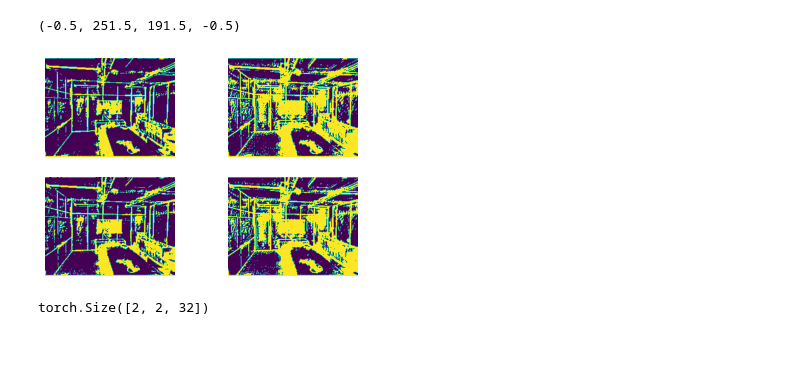
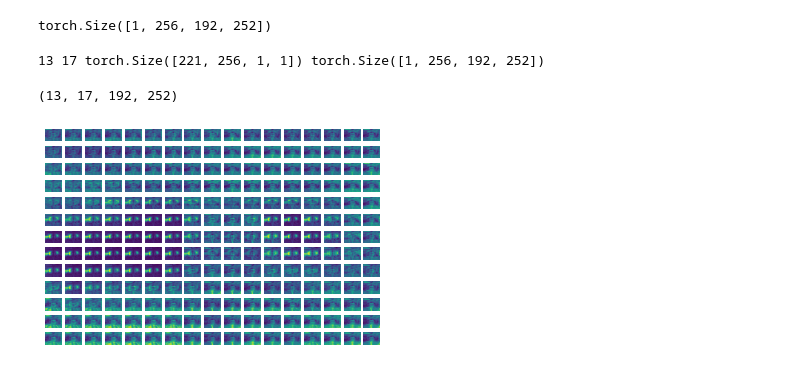
Before and after one commit to lifuguan/reflected_gnt, a Jupyter notebook: visualize.ipynb, the cells around one changed output. Cells and saved outputs as stored; diff of their text form; code cells hidden in the pictures.

```diff
--- a/visualize.ipynb
+++ b/visualize.ipynb
@@ -24,34 +24,51 @@ feature_net.load_state_dict(checkpoint['feature_net'])
 
 
 img = torch.from_numpy(numpy.load('out/gt_img.npy')).to("cuda:1")
-out = feature_net(img.permute(2,0,1).unsqueeze(0))[0][0]
+out = feature_net(img.permute(2,0,1).unsqueeze(0))[2]
+print(out.shape)
 numpy.save("out/gt_feat.npy", out.to('cpu').detach().numpy())
+# %% [output]
+torch.Size([1, 256, 192, 252])
 # %%
 import torch
 import numpy as np
 feat_2d = torch.from_numpy(np.load("out/feat_2d.npy")).to("cuda:1")
-roi = feat_2d[::30, ::30, :32]
+roi = feat_2d[::30, ::30,:]
 
-keys = out / out.norm(dim=0, keepdim=True)
-queries = roi / roi.norm(dim=1, keepdim=True)
-attn = queries @ keys.reshape(keys.shape[0], -1)
-h, w = attn.shape[:2]
-attn = attn.reshape(h, w, 192, 252).to('cpu').detach().numpy()
+# out = torch.from_numpy(np.load("out/gt_feat.npy")).to("cuda:1")
+# print(feat_2d.shape, roi.shape, out.shape)
+
+keys = out #/ out.norm(dim=1, keepdim=True)
+queries = roi #/ roi.norm(dim=1, keepdim=True)
+h, w, c,_ = queries.shape
+queries = queries.reshape(h*w, c, -1).unsqueeze(-1)
+print(h,w,queries.shape, keys.shape)
+# %% [output]
+13 17 torch.Size([221, 256, 1, 1]) torch.Size([1, 256, 192, 252])
+# %%
+
+attn = torch.nn.functional.conv2d(keys, queries, stride=1)
+
+attn = attn.reshape(h, w, 192, 252).to('cpu').detach().numpy()
+
+print(attn.shape)
+# %% [output]
+(13, 17, 192, 252)
 # %%
 
-attn = attn > 0.5
+attn = attn > 0
 # %%
 import matplotlib.pyplot as plt
 fig,a =  plt.subplots(h,w)
 for i, per_img_masks in enumerate(attn):
     for j, per_mask in enumerate(per_img_masks):
+        norm_mask = per_mask / np.linalg.norm(per_mask)
         a[i][j].set_axis_off()
-        a[i][j].imshow(per_mask)
+        a[i][j].imshow(norm_mask)
 plt.axis("off")
-# plt.savefig('out/feat_attn.pdf', bbox_inches='tight')
+plt.savefig('out/feat_attn.pdf', bbox_inches='tight')
 # %% [output]
-(-0.5, 251.5, 191.5, -0.5)
-[figure, old version]
+[figure, new version]
 # %%
 import torch
 import numpy as np
@@ -63,7 +80,3 @@ queries = roi / roi.norm(dim=1, keepdim=True)
 attn = queries @ keys.reshape(keys.shape[0], -1)
 h, w = attn.shape[:2]
 attn = attn.reshape(h, w, 192, 252).to('cpu').detach().numpy()
-# %%
-roi.shape
-# %% [output]
-torch.Size([2, 2, 32])
```
Also changed, not shown: parts of 4 cells of this notebook, 6 other files.
